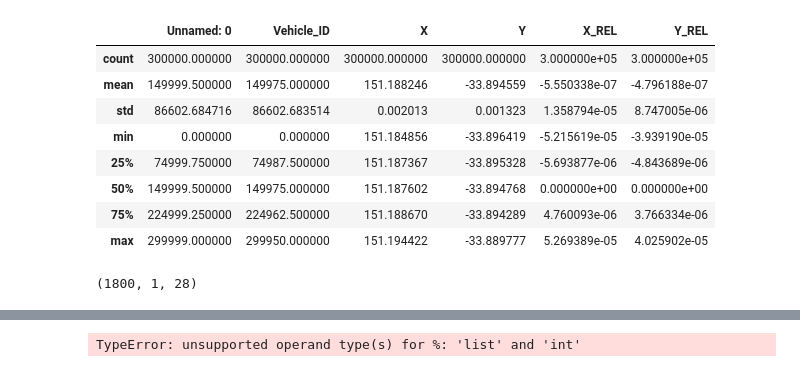
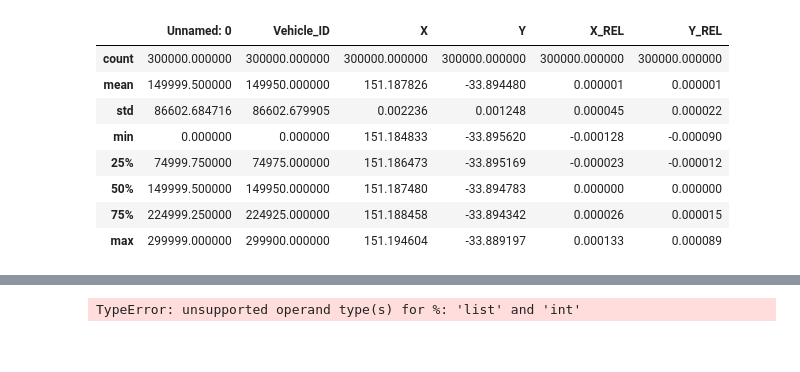
Before and after one commit to davgr686/VehicleTrajectoryForecastingUsingTransformers, a Jupyter notebook: Validation_LSTM.ipynb, the cells around one changed output, grey strips where cells are left out. Drawn from its saved outputs; the diff is of its cells as text; code cells hidden in the pictures.

```diff
--- a/Validation_LSTM.ipynb
+++ b/Validation_LSTM.ipynb
@@ -8,17 +10,20 @@ import tensorflow as tf
 # %%
 #unseen validation data
-data = pd.read_csv("traj_data_v2_validation.csv")
+
+#data = pd.read_csv("traj_data_v2_validation.csv")
+data = pd.read_csv("traj_data_v2_100_seq.csv")
+
 data.describe()
 # %% [output]
 |  | Unnamed: 0 | Vehicle_ID | X | Y | X_REL | Y_REL |
-| count | 300000.000000 | 300000.000000 | 300000.000000 | 300000.000000 | 3.000000e+05 | 3.000000e+05 |
-| mean | 149999.500000 | 149975.000000 | 151.188246 | -33.894559 | -5.550338e-07 | -4.796188e-07 |
-| std | 86602.684716 | 86602.683514 | 0.002013 | 0.001323 | 1.358794e-05 | 8.747005e-06 |
-| min | 0.000000 | 0.000000 | 151.184856 | -33.896419 | -5.215619e-05 | -3.939190e-05 |
-| 25% | 74999.750000 | 74987.500000 | 151.187367 | -33.895328 | -5.693877e-06 | -4.843689e-06 |
-| 50% | 149999.500000 | 149975.000000 | 151.187602 | -33.894768 | 0.000000e+00 | 0.000000e+00 |
-| 75% | 224999.250000 | 224962.500000 | 151.188670 | -33.894289 | 4.760093e-06 | 3.766334e-06 |
-| max | 299999.000000 | 299950.000000 | 151.194422 | -33.889777 | 5.269389e-05 | 4.025902e-05 |
+| count | 300000.000000 | 300000.000000 | 300000.000000 | 300000.000000 | 300000.000000 | 300000.000000 |
+| mean | 149999.500000 | 149950.000000 | 151.187826 | -33.894480 | 0.000001 | 0.000001 |
+| std | 86602.684716 | 86602.679905 | 0.002236 | 0.001248 | 0.000045 | 0.000022 |
+| min | 0.000000 | 0.000000 | 151.184833 | -33.895620 | -0.000128 | -0.000090 |
+| 25% | 74999.750000 | 74975.000000 | 151.186473 | -33.895169 | -0.000023 | -0.000012 |
+| 50% | 149999.500000 | 149950.000000 | 151.187480 | -33.894783 | 0.000000 | 0.000000 |
+| 75% | 224999.250000 | 224925.000000 | 151.188458 | -33.894342 | 0.000026 | 0.000015 |
+| max | 299999.000000 | 299900.000000 | 151.194604 | -33.889197 | 0.000133 | 0.000089 |
 # %%
 """
 Preprocess data, removed torch tensors return type, now np arrays
@@ -61,7 +66,3 @@ train_data_inputs, test_data_inputs, train_data_targets, test_data_targets, trai
-# %%
-test_data_targets.shape
-# %% [output]
-(1800, 1, 28)
 # %%
 print(train_data_inputs.shape)
 print(train_data_targets.shape)
```
Also changed, not shown: parts of 8 cells of this notebook, 3 other files.
